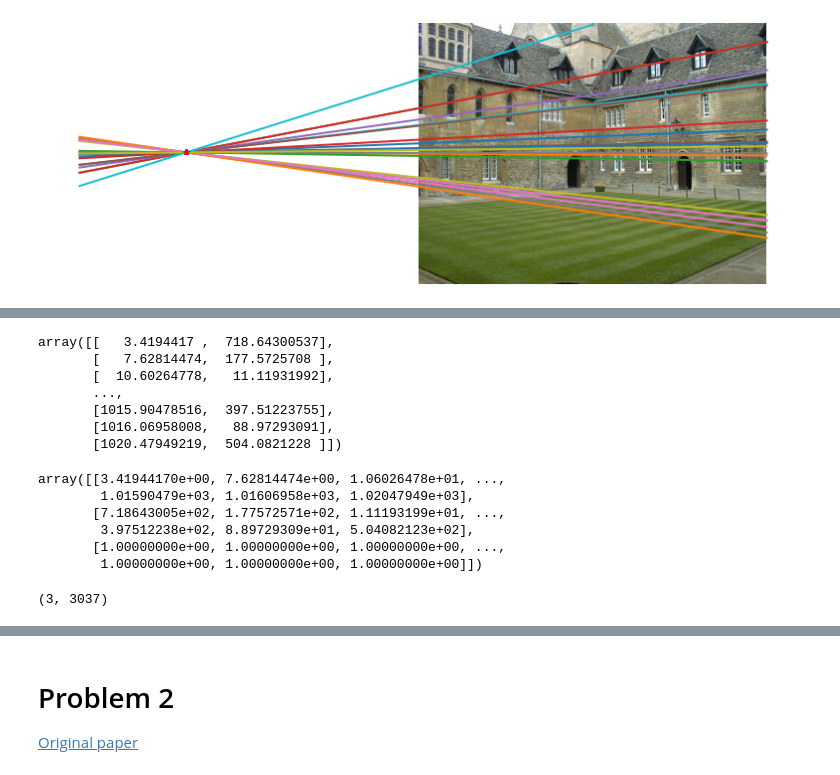
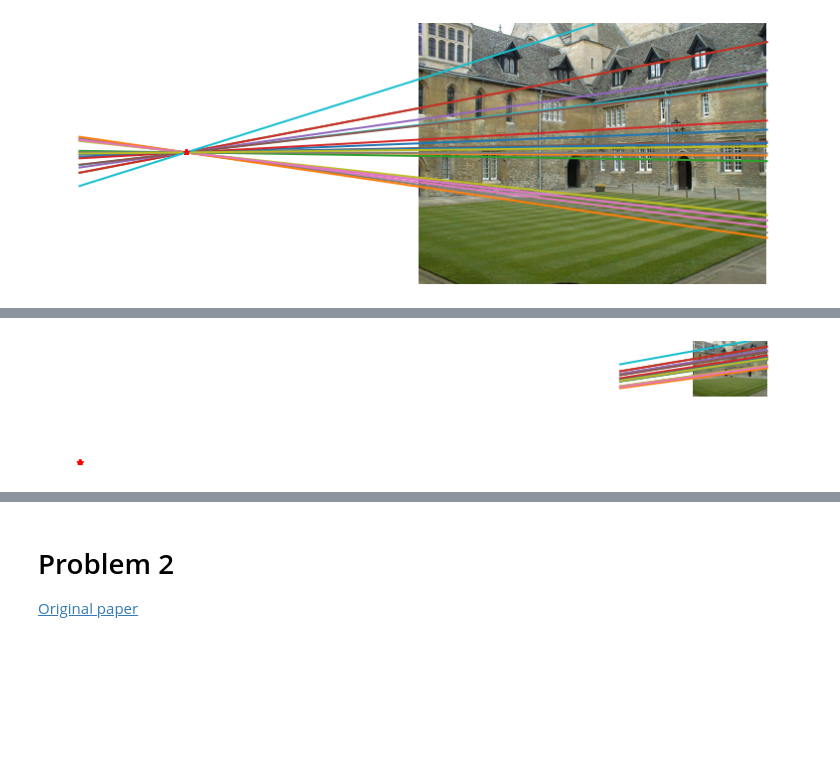
Before and after one commit to RuolinZheng08/ttic31040-computer-vision, a Jupyter notebook: hw5/hw5.ipynb, the cells around one changed output, grey strips where cells are left out. Drawn from its saved outputs; the diff is of its cells as text; code cells hidden in the pictures; blank space fills up the shorter version.

```diff
--- a/hw5/hw5.ipynb
+++ b/hw5/hw5.ipynb
@@ -266,3 +296,24 @@ plt.show()
+# %%
+# Epipole plotting
+
+plt.figure(1, figsize=(30,20))
+
+plt.subplot(122)
+plt.axis('off')
+plt.imshow(merton1)
+
+plt.figure(1, figsize=(15,10))
+
+e = compute_epipole(F_hat.T)
+
+for i in range(20):
+    x = make_homog(pts1.T).T[rand_ind[i],:]
+    plot_epipolar_line(merton1, F_hat, x2[:,i], e, True, start=-1000)
+
+
+plt.show()
+# %% [output]
+[figure, added]
 # %%
 # Triangulation
 
@@ -288,26 +340,3 @@ for i in range(pts1_int.shape[0]):
 
 colors = np.array(colors)
 points_est = triangulate(x1, x2, P1, P2)[:3,:].T
-# %%
-pts1
-# %% [output]
-array([[   3.4194417 ,  718.64300537],
-       [   7.62814474,  177.5725708 ],
-       [  10.60264778,   11.11931992],
-       ...,
-       [1015.90478516,  397.51223755],
-       [1016.06958008,   88.97293091],
-       [1020.47949219,  504.0821228 ]])
-# %%
-x1
-# %% [output]
-array([[3.41944170e+00, 7.62814474e+00, 1.06026478e+01, ...,
-        1.01590479e+03, 1.01606958e+03, 1.02047949e+03],
-       [7.18643005e+02, 1.77572571e+02, 1.11193199e+01, ...,
-        3.97512238e+02, 8.89729309e+01, 5.04082123e+02],
-       [1.00000000e+00, 1.00000000e+00, 1.00000000e+00, ...,
-        1.00000000e+00, 1.00000000e+00, 1.00000000e+00]])
-# %%
-x1.shape
-# %% [output]
-(3, 3037)
```
Also changed, not shown: parts of 13 cells of this notebook, 4 other files.
